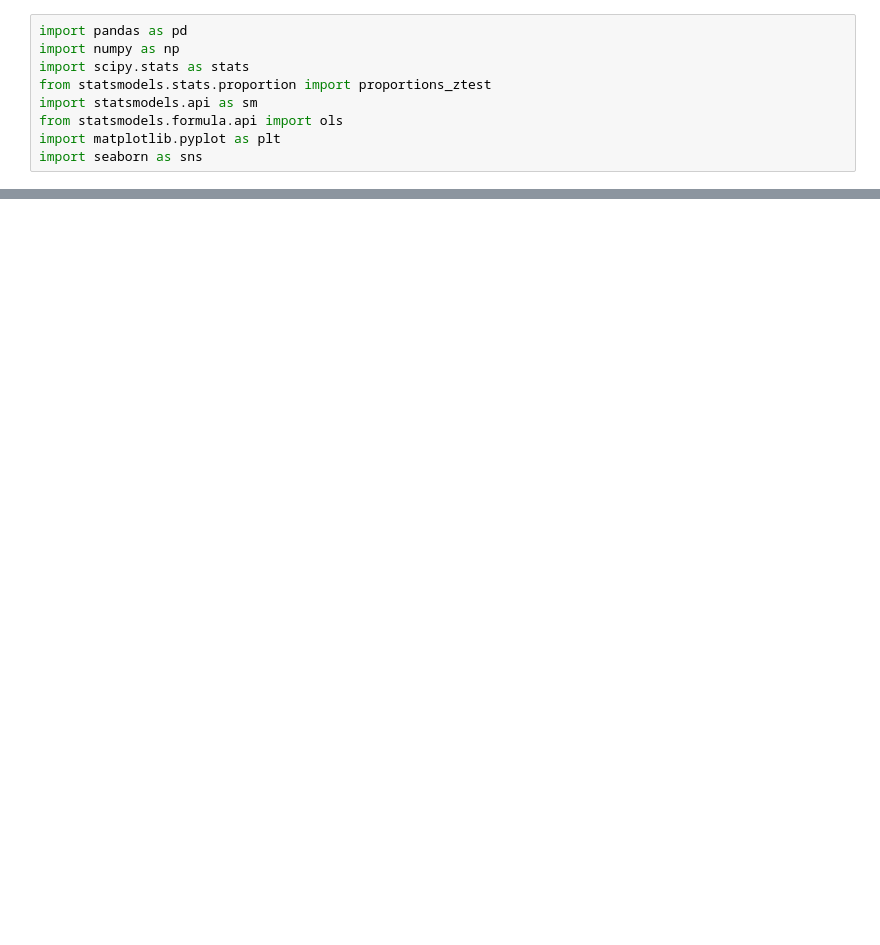
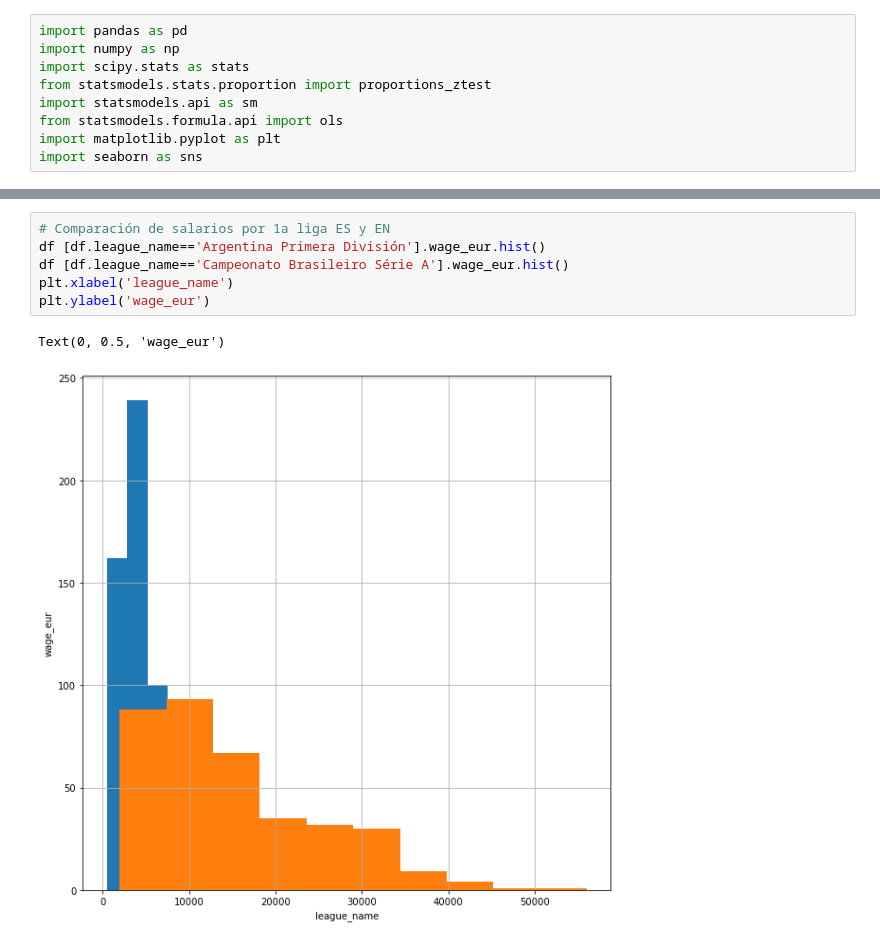
Before and after one commit to nathygonzalez/PR06-Machine-Learning-Group-Project, a Jupyter notebook: Group notebook.ipynb, the cells around one changed output, grey strips where cells are left out. Cells and saved outputs as stored; diff of their text form; blank space fills up the shorter version.

```diff
--- a/Group notebook.ipynb
+++ b/Group notebook.ipynb
@@ -20,0 +138,9 @@ NameError: name 'pd' is not defined
+# %%
+# Comparación de salarios por 1a liga ES y EN
+df [df.league_name=='Argentina Primera División'].wage_eur.hist()
+df [df.league_name=='Campeonato Brasileiro Série A'].wage_eur.hist()
+plt.xlabel('league_name')
+plt.ylabel('wage_eur')
+# %% [output]
+Text(0, 0.5, 'wage_eur')
+[figure, added]
```
Also changed, not shown: parts of 24 cells of this notebook.
